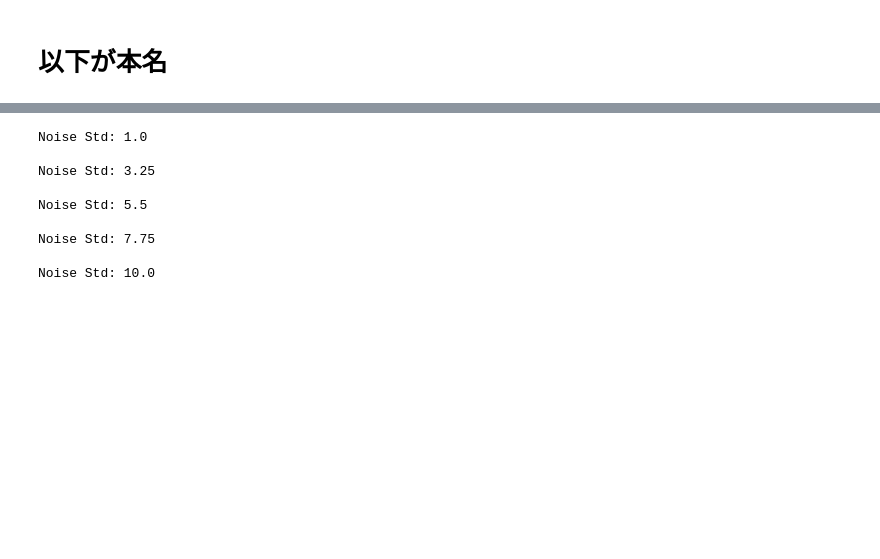
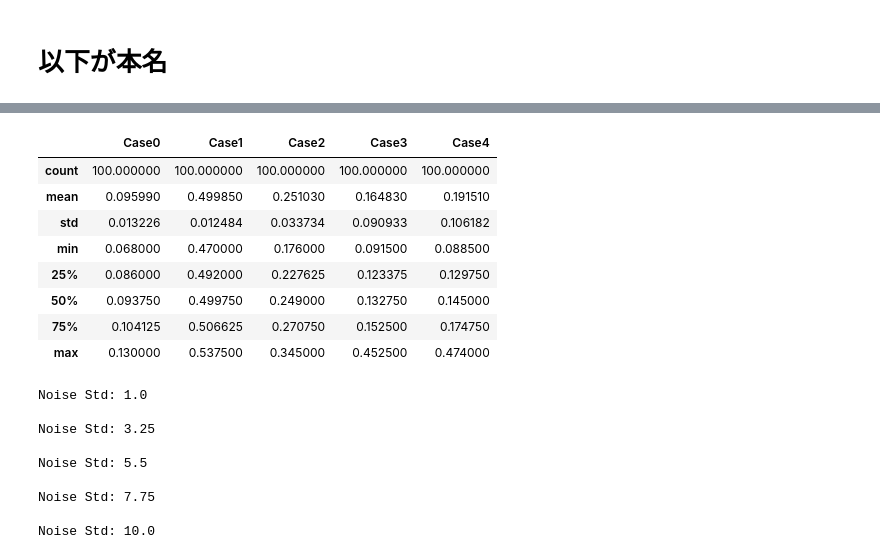
Before and after one commit to MasaAsami/commentary_mjca, a Jupyter notebook: notebooks/mjca_simdata.ipynb, the cells around one changed output, grey strips where cells are left out. Saved outputs shown, nothing was run; the diff lists cells and outputs as text; code cells hidden in the pictures; blank space fills up the shorter version.

```diff
--- a/notebooks/mjca_simdata.ipynb
+++ b/notebooks/mjca_simdata.ipynb
@@ -643,3 +614,15 @@ plt.show()
+# %%
+pd.DataFrame(sample_results[10000]).describe()
+# %% [output]
+|  | Case0 | Case1 | Case2 | Case3 | Case4 |
+| count | 100.000000 | 100.000000 | 100.000000 | 100.000000 | 100.000000 |
+| mean | 0.095990 | 0.499850 | 0.251030 | 0.164830 | 0.191510 |
+| std | 0.013226 | 0.012484 | 0.033734 | 0.090933 | 0.106182 |
+| min | 0.068000 | 0.470000 | 0.176000 | 0.091500 | 0.088500 |
+| 25% | 0.086000 | 0.492000 | 0.227625 | 0.123375 | 0.129750 |
+| 50% | 0.093750 | 0.499750 | 0.249000 | 0.132750 | 0.145000 |
+| 75% | 0.104125 | 0.506625 | 0.270750 | 0.152500 | 0.174750 |
+| max | 0.130000 | 0.537500 | 0.345000 | 0.452500 | 0.474000 |
 # %%
 # ノイズ標準偏差を変化させる
 noise_levels = [1, 2.5, 5, 7.5, 10] #np.linspace(1, 4, 8)
```
Also changed, not shown: parts of 8 cells of this notebook.
